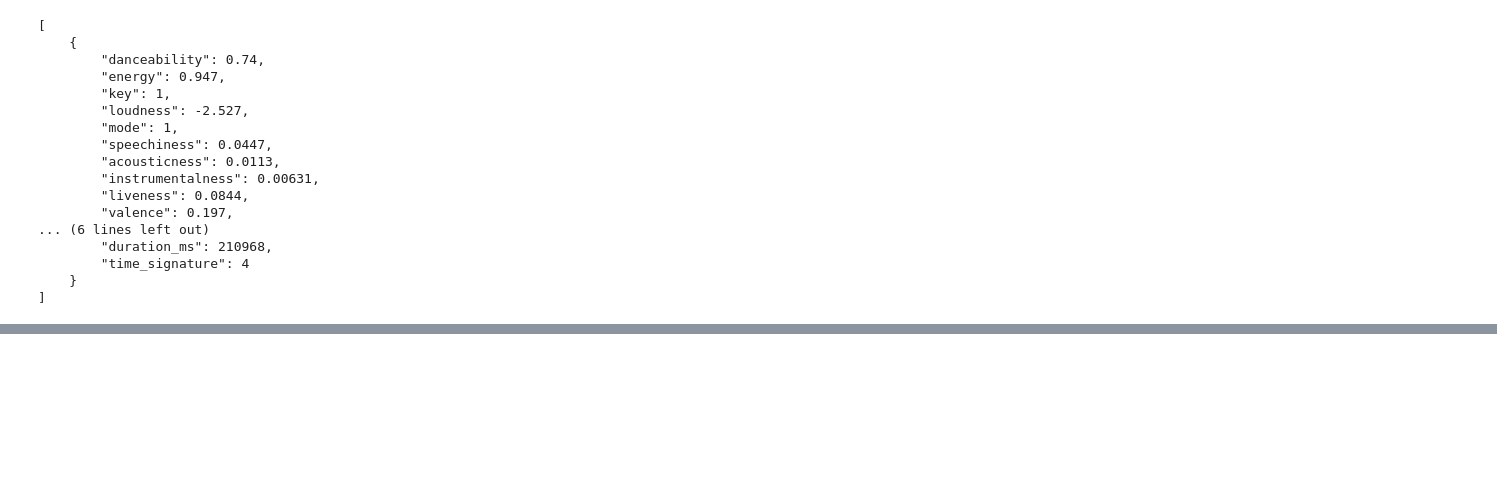
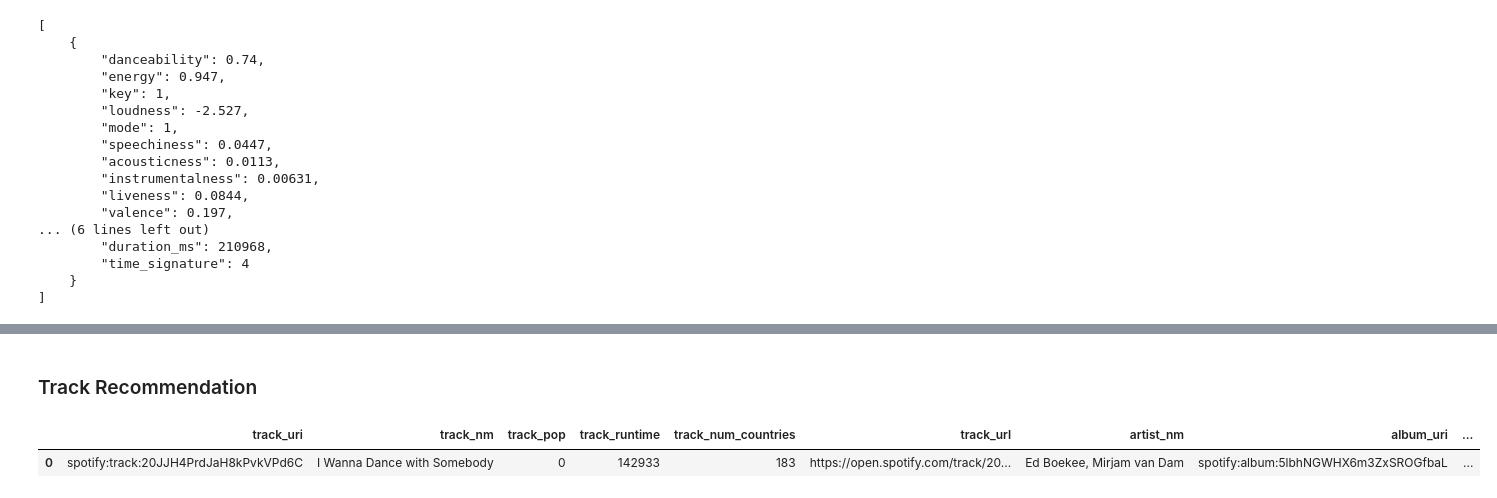
Before and after one commit to ryq99/music-data, a Jupyter notebook: notebook/eda_spotify.ipynb, the cells around one changed output, grey strips where cells are left out. Saved outputs shown, nothing was run; the diff lists cells and outputs as text; code cells hidden in the pictures; blank space fills up the shorter version.

```diff
--- a/notebook/eda_spotify.ipynb
+++ b/notebook/eda_spotify.ipynb
@@ -180,0 +228,7 @@ tracks.head(2)
+# %% [markdown]
+### Track Recommendation
+# %%
+tracks.iloc[[900]]
+# %% [output]
+|  | track_uri | track_nm | track_pop | track_runtime | track_num_countries | track_url | artist_nm | album_uri | ... |
+| 0 | spotify:track:20JJH4PrdJaH8kPvkVPd6C | I Wanna Dance with Somebody | 0 | 142933 | 183 | https://open.spotify.com/track/20... | Ed Boekee, Mirjam van Dam | spotify:album:5lbhNGWHX6m3ZxSROGfbaL | ... |
```
Also changed, not shown: parts of 14 cells of this notebook, 1 other file.
